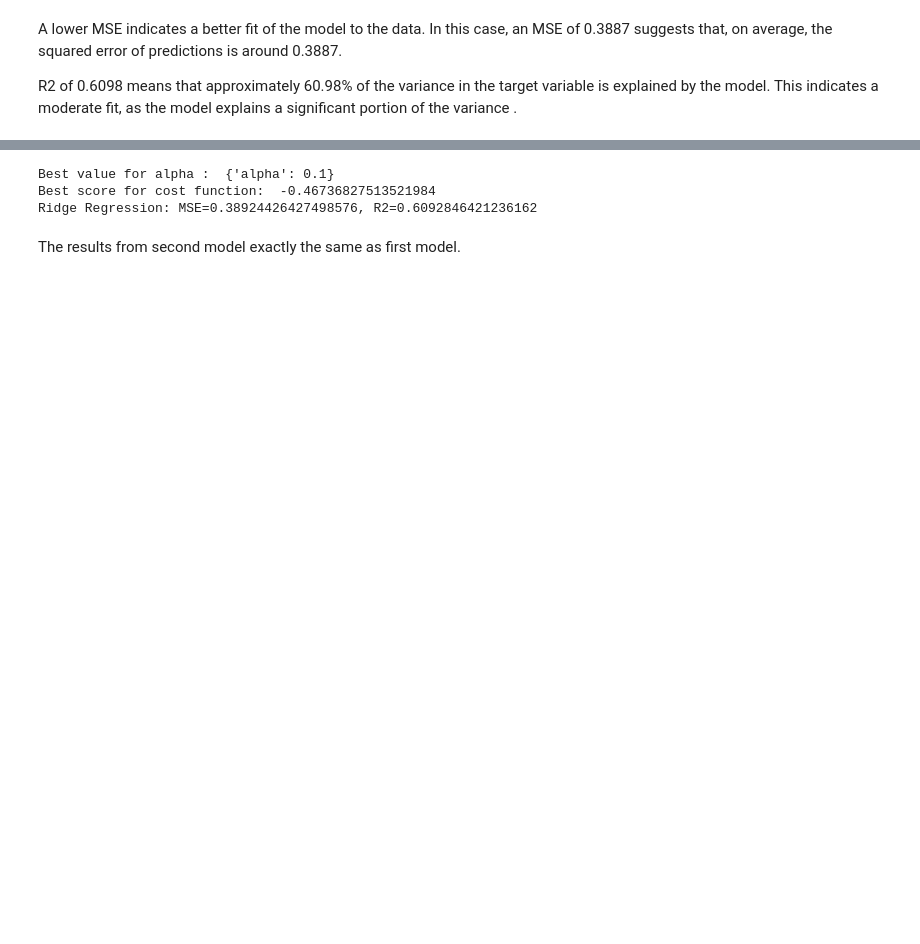
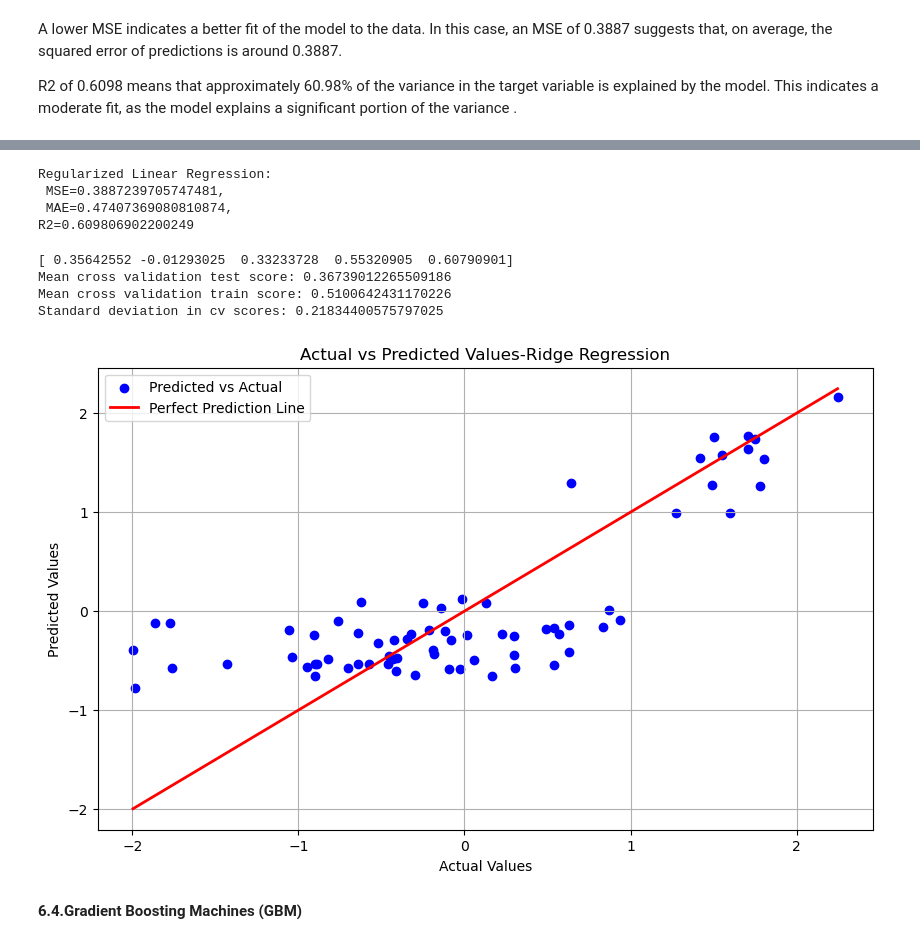
Before and after one commit to Mary080102/Capston-Two, a Jupyter notebook: Modeling.ipynb, the cells around one changed output, grey strips where cells are left out. Cells and saved outputs as stored; diff of their text form; code cells hidden in the pictures; blank space fills up the shorter version.

```diff
--- a/Modeling.ipynb
+++ b/Modeling.ipynb
@@ -112,29 +173,75 @@ plt.show()
 # %%
 # Define the Ridge regression model
-model2= Ridge()
+#model2= Ridge()
 
 # Define the hyperparameters and grid search
-param_grid_ridge={'alpha': [0.1, 1, 10, 100, 1000]}
-grid_search_ridge= GridSearchCV(model2,param_grid_ridge,cv=5,scoring='neg_mean_squared_error')
-grid_search_ridge.fit(X_train,y_train)
+#param_grid_ridge={'alpha': [0.1, 1, 10, 100, 1000]}
+#grid_search_ridge= GridSearchCV(model2,param_grid_ridge,cv=5,scoring='neg_mean_squared_error')
+#grid_search_ridge.fit(X_train,y_train)
 
-print("Best value for alpha : ",grid_search_ridge.best_params_)
-print("Best score for cost function: ", grid_search_ridge.best_score_)
+#print("Best value for alpha : ",grid_search_ridge.best_params_)
+#print("Best score for cost function: ", grid_search_ridge.best_score_)
 
 # Best model
-best_ridge = grid_search_ridge.best_estimator_
+#best_ridge = grid_search_ridge.best_estimator_
 
 # Predictions
-y_pred_ridge = best_ridge.predict(X_test)
+#y_pred_ridge = best_ridge.predict(X_test)
 
 # Evaluation
-mse_ridge = mean_squared_error(y_test, y_pred_ridge)
-r2_ridge = best_ridge.score(X_test, y_test)
+#mse_ridge = mean_squared_error(y_test, y_pred_ridge)
+#r2_ridge = best_ridge.score(X_test, y_test)
 
-print(f"Ridge Regression: MSE={mse_ridge}, R2={r2_ridge}")
+#print(f"Ridge Regression: MSE={mse_ridge}, R2={r2_ridge}")
-# %% [output]
-Best value for alpha :  {'alpha': 0.1}
-Best score for cost function:  -0.46736827513521984
-Ridge Regression: MSE=0.38924426427498576, R2=0.6092846421236162
-# %% [markdown]
-The results from second model exactly the same as first model.
+# %%
+# Initialize and fit the model
+
+model2= Ridge(alpha=1.0)
+model2.fit(X_train,y_train)
+
+# Predict and evaluate
+y_pred_ridge= model2.predict(X_test)
+
+
+mse_ridge = mean_squared_error(y_test,y_pred_ridge)
+
+mae_ridge= mean_absolute_error(y_test,y_pred_ridge)
+
+r2_ridge = r2_score(y_test,y_pred_ridge)
+print(f"Regularized Linear Regression:\n MSE={mse_mlr},\n MAE={mae_mlr},\nR2={r2_mlr}")
+# %% [output]
+Regularized Linear Regression:
+ MSE=0.3887239705747481,
+ MAE=0.47407369080810874,
+R2=0.609806902200249
+# %%
+#Assessing performance using cross-validation
+cv_scores_test = cross_val_score(model2,X_test,y_test,cv=5)
+cv_scores_train= cross_val_score(model2,X_train,y_train,cv=5)
+print(cv_scores_test)
+cv_scores_model2_test=cv_scores_test.mean()
+cv_scores_model2_train=cv_scores_train.mean()
+cv_scores_std_model2=cv_scores_test.std()
+
+print ('Mean cross validation test score: ' +str(cv_scores_model2_test))
+print ('Mean cross validation train score: ' +str(cv_scores_model2_train))
+print ('Standard deviation in cv scores: ' +str(cv_scores_std_model2))
+# %% [output]
+[ 0.35642552 -0.01293025  0.33233728  0.55320905  0.60790901]
+Mean cross validation test score: 0.36739012265509186
+Mean cross validation train score: 0.5100642431170226
+Standard deviation in cv scores: 0.21834400575797025
+# %%
+plt.figure(figsize=(10, 6))
+plt.scatter(y_test, y_pred_ridge, color='blue', label='Predicted vs Actual')
+plt.plot([min(y_test), max(y_test)], [min(y_test), max(y_test)], color='red', linewidth=2, label='Perfect Prediction Line')
+plt.xlabel('Actual Values')
+plt.ylabel('Predicted Values')
+plt.title('Actual vs Predicted Values-Ridge Regression')
+plt.legend()
+plt.grid(True)
+plt.show()
+# %% [output]
+[figure, added]
+# %% [markdown]
+**6.4.Gradient Boosting Machines (GBM)**
```
Also changed, not shown: parts of 37 cells of this notebook.
